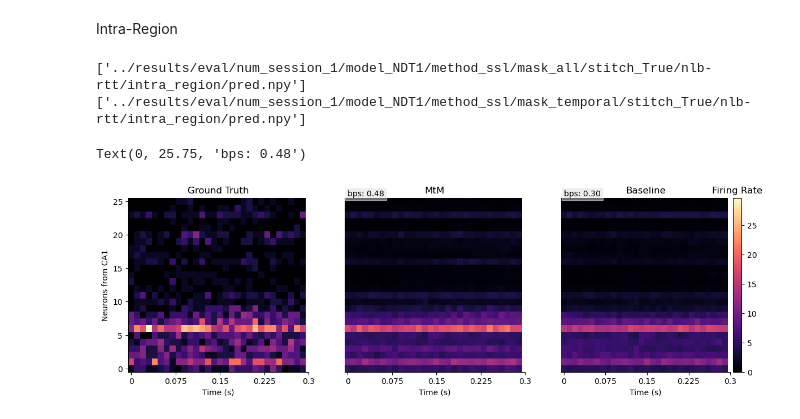
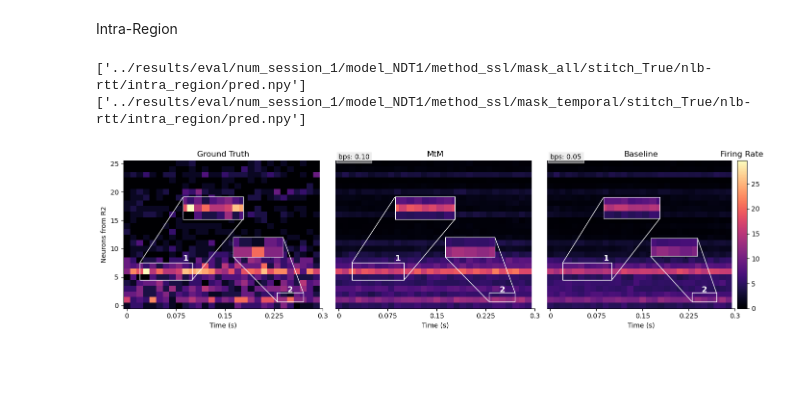
Before and after one commit to colehurwitz/IBL_foundation_model, a Jupyter notebook: notebooks/draw_raster.ipynb, the cells around one changed output. Drawn from its saved outputs; the diff is of its cells as text; code cells hidden in the pictures; blank space fills up the shorter version.

```diff
--- a/notebooks/draw_raster.ipynb
+++ b/notebooks/draw_raster.ipynb
@@ -81,35 +83,82 @@ fig, axes = plt.subplots(1, 3, figsize=(14, 4))
 divider = make_axes_locatable(axes[2])
 cbar_ax = divider.append_axes("right", size="5%", pad=0.05)
 im1 = axes[0].imshow(display[0], aspect='auto', cmap=colormap, vmin=minmin, vmax=maxmax, origin='lower')
 im2 = axes[1].imshow(display[1], aspect='auto', cmap=colormap, vmin=minmin, vmax=maxmax, origin='lower')
 im3 = axes[2].imshow(display[2], aspect='auto', cmap=colormap, vmin=minmin, vmax=maxmax, origin='lower')
 plt.colorbar(im1, cax=cbar_ax)
 cbar_ax.set_title('Firing Rate')
 axes[0].set_title('Ground Truth')
 axes[2].set_title('Baseline') # (bps: -0.29)
 axes[1].set_title('MtM') # bps: 0.39
-axes[0].set_ylabel('Neurons')
+axes[0].set_ylabel('Neurons from R2')
 for i, ax in enumerate(axes):
     ax.set_xticks([0, 7.5, 15, 22.5, 30], [0, 0.075, 0.15, 0.225, 0.3])
     ax.set_xlabel('Time (s)')
     if i == 0:
         ax.spines[['right', 'top']].set_visible(False)
     else:
         ax.spines[['right', 'top', 'left']].set_visible(False)
         ax.set_yticks([],[])
 
-axes[2].text(0, 25.75, 'bps: 0.30', bbox=dict(boxstyle="square",
+axes[2].text(0, 25.75, 'bps: 0.05', bbox=dict(boxstyle="square",
                    ec='white',
                    fc='gainsboro',
                    alpha=.5
                    ))
-axes[1].text(0, 25.75, 'bps: 0.48', bbox=dict(boxstyle="square",
+axes[1].text(0, 25.75, 'bps: 0.10', bbox=dict(boxstyle="square",
                    ec='white',
                    fc='gainsboro',
                    alpha=.5
                    ))
+for i, ax in enumerate(axes):
+    # small box to show the zoomed in region
+    x1, x2, y1, y2 = 2, 10, 4.5, 7.5
+    # draw a rectangle in the main axes
+    # left, bottom, width, height
+    axins = ax.inset_axes(
+        [0.3, 0.53, 0.30, 0.30],
+        xlim=(x1, x2), ylim=(y1, y2), xticklabels=[], yticklabels=[])
+    axins.imshow(display[i], origin='lower', cmap=colormap, vmin=minmin, vmax=maxmax)
+    axins.spines['bottom'].set_color('white')
+    axins.spines['top'].set_color('white')
+    axins.spines['right'].set_color('white')
+    axins.spines['left'].set_color('white')
+    mark_inset(ax, axins, loc1=2, loc2=4, fc="none", ec="1")
+    rect = patches.Rectangle((x1, y1), x2-x1, y2-y1, linewidth=1, edgecolor='white', facecolor='none')
+    # ax.add_patch(rect)
+    rx, ry = rect.get_xy()
+    cx = rx + rect.get_width() / 2 + 3
+    cy = ry + rect.get_height() * 1.25
+    ax.annotate('1', (cx, cy), color='w', weight='bold',
+                fontsize=12, ha='center', va='center')
+    ax.annotate('1', (44, 13), color='w', weight='bold',
+                fontsize=12, ha='center', va='center')
+
+for i, ax in enumerate(axes):
+    x1, x2, y1, y2 = 23, 27, 0.7, 2.25
+    axins = ax.inset_axes(
+        # [0.02, 0.55, 0.2, 0.2],
+        [0.55, 0.30, .25, .23],
+        xlim=(x1, x2), ylim=(y1, y2), xticklabels=[], yticklabels=[])
+    axins.imshow(display[i], origin='lower', cmap=colormap, vmin=minmin, vmax=maxmax)
+    axins.spines['bottom'].set_color('white')
+    axins.spines['top'].set_color('white')
+    axins.spines['right'].set_color('white')
+    axins.spines['left'].set_color('white')
+    mark_inset(ax, axins, loc1=1, loc2=3, fc="none", ec="1", linestyle='-')
+    rect = patches.Rectangle((x1, y1), x2-x1, y2-y1, linewidth=1, edgecolor='white', facecolor='none')
+    # ax.add_patch(rect)
+    rx, ry = rect.get_xy()
+    cx = rx + rect.get_width() / 2
+    cy = ry + rect.get_height() * 1.3
+    ax.annotate('2', (cx, cy), color='w', weight='bold',
+                fontsize=12, ha='center', va='center')
+    ax.annotate('2', (93, 17), color='w', weight='bold',
+                fontsize=12, ha='center', va='center')
+
+
+plt.tight_layout()
 # %% [output]
 ['../results/eval/num_session_1/model_NDT1/method_ssl/mask_all/stitch_True/nlb-rtt/intra_region/pred.npy']
 ['../results/eval/num_session_1/model_NDT1/method_ssl/mask_temporal/stitch_True/nlb-rtt/intra_region/pred.npy']
-Text(0, 25.75, 'bps: 0.48')
-[figure, old version]
+[figure, new version]
```
Also changed, not shown: parts of 1 cell of this notebook.
